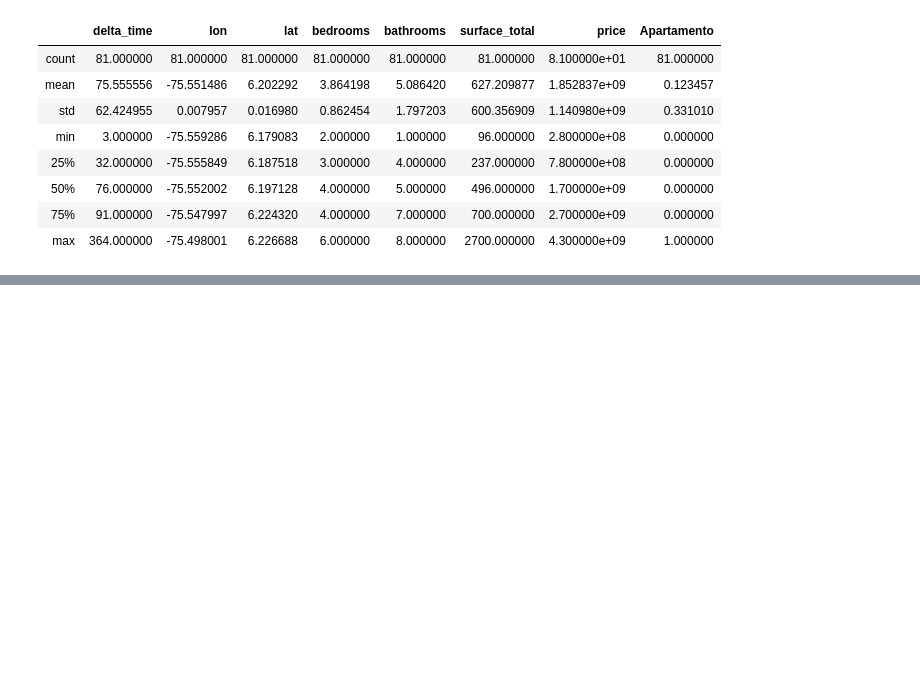
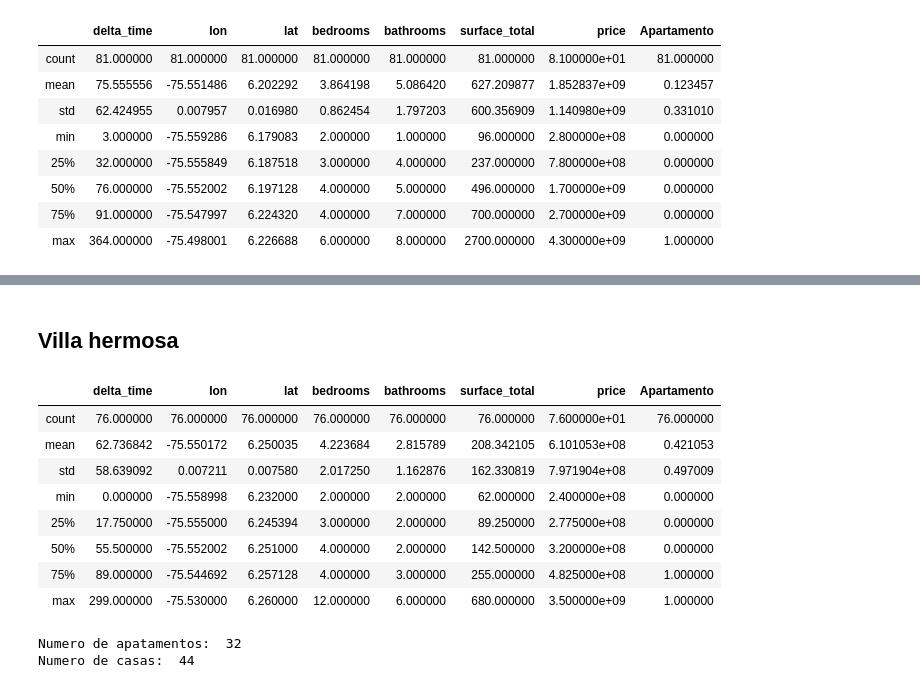
Before and after one commit to MiguelMque/housing_prices_prediction, a Jupyter notebook: ipynb_check_points/data_analysis/District Analysis.ipynb, the cells around one changed output, grey strips where cells are left out. Saved outputs shown, nothing was run; the diff lists cells and outputs as text; code cells hidden in the pictures; blank space fills up the shorter version.

```diff
--- a/ipynb_check_points/data_analysis/District Analysis.ipynb
+++ b/ipynb_check_points/data_analysis/District Analysis.ipynb
@@ -282,0 +413,32 @@ iplot(fig)
+# %% [markdown]
+## Villa hermosa
+# %%
+# Filtering
+villa_hermosa = df_real.loc[df_real['VILLA HERMOSA'] == 1].drop(columns = ['ALTAVISTA', 'ARANJUEZ', 'BELEN',
+                                                                       'BUENOS AIRES','CASTILLA', 'DOCE DE OCTUBRE',
+                                                                       'EL POBLADO',
+                                                                       'GUAYABAL', 'LA AMERICA', 'LA CANDELARIA',
+                                                                       'LAURELES', 'PALMITAS', 'POPULAR', 'ROBLEDO',
+                                                                       'MANRIQUE', 'SAN ANTONIO DE PRADO',
+                                                                       'SAN CRISTOBAL',
+                                                                       'SAN JAVIER', 'SANTA CRUZ', 'SANTA ELENA',
+                                                                       'VILLA HERMOSA'])
+villa_hermosa.describe()
+# %% [output]
+|  | delta_time | lon | lat | bedrooms | bathrooms | surface_total | price | Apartamento |
+| count | 76.000000 | 76.000000 | 76.000000 | 76.000000 | 76.000000 | 76.000000 | 7.600000e+01 | 76.000000 |
+| mean | 62.736842 | -75.550172 | 6.250035 | 4.223684 | 2.815789 | 208.342105 | 6.101053e+08 | 0.421053 |
+| std | 58.639092 | 0.007211 | 0.007580 | 2.017250 | 1.162876 | 162.330819 | 7.971904e+08 | 0.497009 |
+| min | 0.000000 | -75.558998 | 6.232000 | 2.000000 | 2.000000 | 62.000000 | 2.400000e+08 | 0.000000 |
+| 25% | 17.750000 | -75.555000 | 6.245394 | 3.000000 | 2.000000 | 89.250000 | 2.775000e+08 | 0.000000 |
+| 50% | 55.500000 | -75.552002 | 6.251000 | 4.000000 | 2.000000 | 142.500000 | 3.200000e+08 | 0.000000 |
+| 75% | 89.000000 | -75.544692 | 6.257128 | 4.000000 | 3.000000 | 255.000000 | 4.825000e+08 | 1.000000 |
+| max | 299.000000 | -75.530000 | 6.260000 | 12.000000 | 6.000000 | 680.000000 | 3.500000e+09 | 1.000000 |
+# %%
+apto_villa = villa_hermosa[villa_hermosa['Apartamento'] == 1]
+casa_villa = villa_hermosa[villa_hermosa['Apartamento'] == 0]
+print('Numero de apatamentos: ', apto_villa.shape[0])
+print('Numero de casas: ', casa_villa.shape[0])
+# %% [output]
+Numero de apatamentos:  32
+Numero de casas:  44
```
Also changed, not shown: parts of 54 cells of this notebook.
